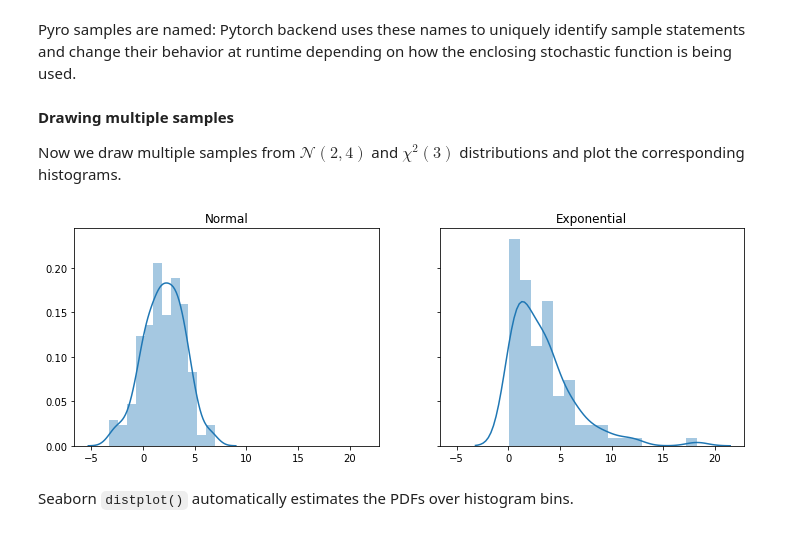
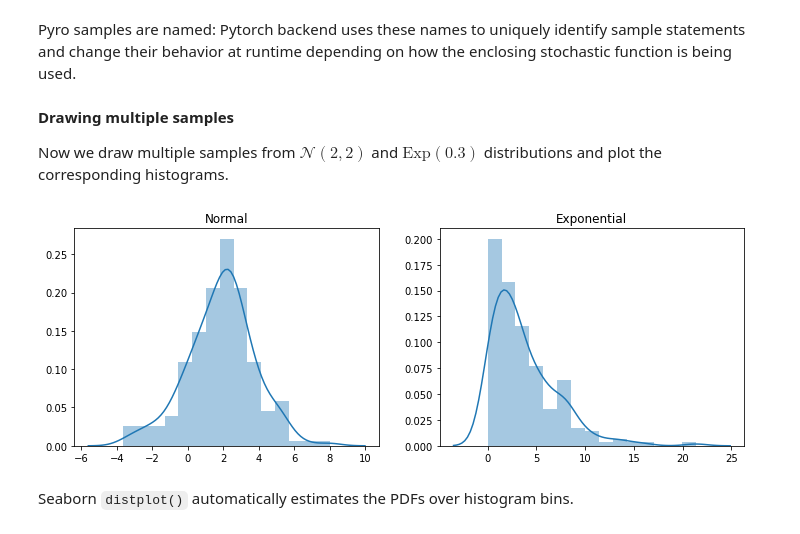
Before and after one commit to ginevracoal/statistical-machine-learning, a Jupyter notebook: notebooks/02_probabilistic_programming.ipynb, the cells around one changed output. Saved outputs shown, nothing was run; the diff lists cells and outputs as text; code cells hidden in the pictures.

```diff
--- a/notebooks/02_probabilistic_programming.ipynb
+++ b/notebooks/02_probabilistic_programming.ipynb
@@ -52,29 +51,29 @@ Pyro samples are named: Pytorch backend uses these names to uniquely identify sa
 # %% [markdown]
 **Drawing multiple samples**
 
-Now we draw multiple samples from $\mathcal{N}(2,4)$ and $\chi^2(3)$ distributions and plot the corresponding histograms.
+Now we draw multiple samples from $\mathcal{N}(2,2)$ and $\text{Exp}(0.3)$ distributions and plot the corresponding histograms.
 # %%
 import seaborn as sns
 import matplotlib.pyplot as plt
 import pyro.distributions as dist
 
 # distributions
 normal =  dist.Normal(2, 2)
 exp = dist.Exponential(0.3)
 
 # multiple samples
 normal_samples = [pyro.sample("n",normal) for i in range(200)]
 exp_samples = [pyro.sample("n",exp) for i in range(200)]
 
 #plot
-fig, axes = plt.subplots(1, 2, sharex=True, sharey=True, figsize=(12,4))
+fig, axes = plt.subplots(1, 2, figsize=(12,4))
 sns.distplot(normal_samples, ax=axes[0])
 sns.distplot(exp_samples, ax=axes[1])
 axes[0].set_title('Normal')
 axes[1].set_title('Exponential')
 plt.show()
 # %% [output]
-[figure, old version]
+[figure, new version]
 # %% [markdown]
 Seaborn `distplot()` automatically estimates the PDFs over histogram bins.
 # %% [markdown]
```
Also changed, not shown: parts of 12 cells of this notebook.
